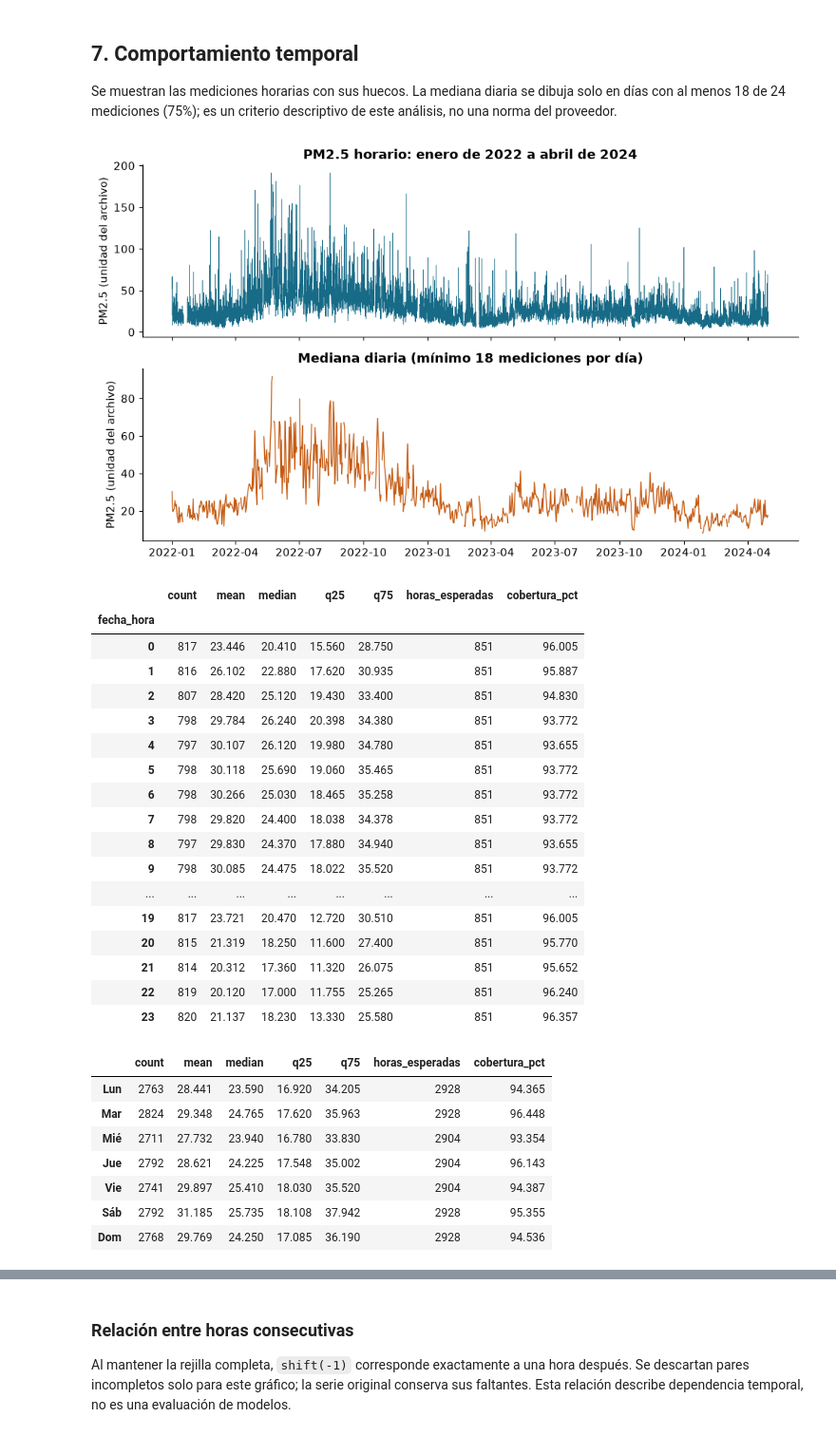
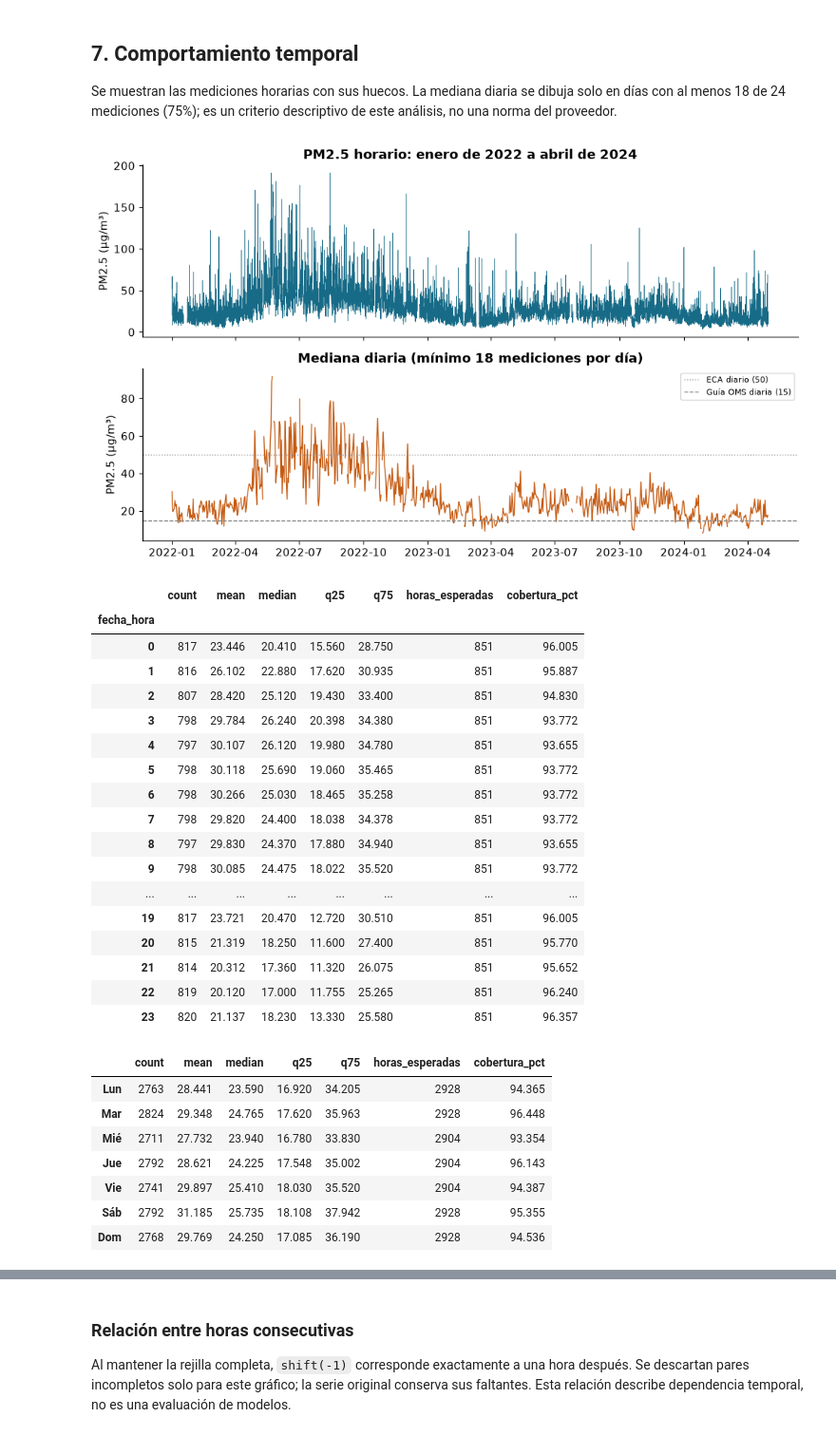
Before and after one commit to AIexander-lx/prediccion-pm25-santa-anita-, a Jupyter notebook: notebooks/01_eda.ipynb, the cells around one changed output, grey strips where cells are left out. Shown at 95% size. Cells and saved outputs as stored; diff of their text form; code cells hidden in the pictures.

```diff
--- a/notebooks/01_eda.ipynb
+++ b/notebooks/01_eda.ipynb
@@ -23,6 +35,9 @@ import matplotlib
 import matplotlib.pyplot as plt
 import matplotlib.dates as mdates
 from IPython.display import display, Markdown
+
+SEMILLA = 42
+np.random.seed(SEMILLA)
 
 ROOT = Path.cwd().resolve()
 if not (ROOT / 'data/raw/santa_anita_2015_2024.csv').exists():
@@ -38,13 +53,18 @@ plt.rcParams.update({'figure.figsize': (8, 4), 'font.size': 11,
                      'axes.spines.top': False, 'axes.spines.right': False,
                      'axes.titleweight': 'bold', 'savefig.facecolor': 'white'})
 COLOR = '#176B87'
-UNIDAD = 'PM2.5 (unidad del archivo)'
+ACENTO = '#C55A11'
+UNIDAD = 'PM2.5 (µg/m³)'
+ECA_DIARIO = 50    # D.S. 003-2017-MINAM, promedio de 24 h
+OMS_DIARIO = 15    # OMS 2021, promedio de 24 h
+
 def guardar(fig, nombre):
     fig.tight_layout()
     fig.savefig(FIG / f'{nombre}.png', dpi=300, bbox_inches='tight')
     fig.savefig(FIG / f'{nombre}.pdf', bbox_inches='tight')
     plt.show()
     plt.close(fig)
+
 def tabla(df, nombre):
     df.to_csv(OUT / f'{nombre}.csv', encoding='utf-8', index=True)
     vista = df.copy()
@@ -58,6 +78,7 @@ display(raw.head())
 raw.info()
 print('Versiones:', platform.python_version(), 'pandas', pd.__version__,
       'numpy', np.__version__, 'matplotlib', matplotlib.__version__)
+print('Semilla global:', SEMILLA)
 # %% [output]
 Archivo de Santa Anita: 82,542 filas y 15 columnas.
 |  | ID | ESTACION | FECHA | HORA | LONGITUD | LATITUD | ALTITUD | PM10 | PM2_5 | NO2 | ... |
@@ -392,0 +608,23 @@ La regla IQR señala **1,126 mediciones** (**5.81%** de las disponibles). Se con
+# %%
+COBERTURA_DIA = 18
+diario_full = s.resample('D').agg(['count', 'mean', 'median'])
+diario_valido = diario_full[diario_full['count'] >= COBERTURA_DIA]
+supera_eca = diario_valido['mean'] > ECA_DIARIO
+supera_oms = diario_valido['mean'] > OMS_DIARIO
+umbrales = pd.DataFrame({'valor': {
+    'Días con cobertura suficiente': len(diario_valido),
+    'Días sobre el ECA peruano (50 µg/m³)': int(supera_eca.sum()),
+    'Porcentaje sobre el ECA': 100*supera_eca.mean(),
+    'Días sobre la guía OMS (15 µg/m³)': int(supera_oms.sum()),
+    'Porcentaje sobre la guía OMS': 100*supera_oms.mean(),
+    'Media diaria máxima': float(diario_valido['mean'].max())}})
+tabla(umbrales, 'superacion_umbrales_diarios')
+display(Markdown(
+    f'De los **{len(diario_valido):,} días** con cobertura suficiente, **{int(supera_oms.sum()):,}** '
+    f'(**{100*supera_oms.mean():.0f}%**) superan la guía diaria de la OMS y **{int(supera_eca.sum())}** '
+    f'(**{100*supera_eca.mean():.1f}%**) superan el ECA peruano, más laxo. '
+    'La distancia entre ambas cifras refleja sobre todo la diferencia entre los dos umbrales. '
+    'Esto sitúa el problema: no se trata de un contaminante ocasionalmente elevado, sino de una exposición '
+    'que supera la recomendación internacional la mayor parte de los días, lo que da sentido a disponer de '
+    'un pronóstico a corto plazo. Los días sin cobertura suficiente quedan fuera del cálculo y no se '
+    'reemplazan por ningún valor.'))
@@ -394,45 +641,48 @@ La regla IQR señala **1,126 mediciones** (**5.81%** de las disponibles). Se con
 ## 7. Comportamiento temporal
 Se muestran las mediciones horarias con sus huecos. La mediana diaria se dibuja solo en días con al menos 18 de 24 mediciones (75%); es un criterio descriptivo de este análisis, no una norma del proveedor.
 # %%
-diario = s.resample('D').agg(['count','median'])
-diario['mediana_con_cobertura'] = diario['median'].where(diario['count'] >= 18)
+diario = diario_full.copy()
+diario['mediana_con_cobertura'] = diario['median'].where(diario['count'] >= COBERTURA_DIA)
 fig, axes = plt.subplots(2, 1, figsize=(10, 6), sharex=True)
 axes[0].plot(s.index, s, linewidth=.45, color=COLOR)
 axes[0].set(ylabel=UNIDAD, title='PM2.5 horario: enero de 2022 a abril de 2024')
-axes[1].plot(diario.index, diario.mediana_con_cobertura, linewidth=1, color='#C55A11')
+axes[1].plot(diario.index, diario.mediana_con_cobertura, linewidth=1, color=ACENTO)
+axes[1].axhline(ECA_DIARIO, color='#888888', linestyle=':', linewidth=1, label=f'ECA diario ({ECA_DIARIO})')
+axes[1].axhline(OMS_DIARIO, color='#888888', linestyle='--', linewidth=1, label=f'Guía OMS diaria ({OMS_DIARIO})')
 axes[1].set(ylabel=UNIDAD, title='Mediana diaria (mínimo 18 mediciones por día)')
+axes[1].legend(fontsize=8, loc='upper right')
 axes[1].xaxis.set_major_locator(mdates.MonthLocator(interval=3))
 axes[1].xaxis.set_major_formatter(mdates.DateFormatter('%Y-%m'))
 guardar(fig, '04_serie_temporal')
 
 hora = s.groupby(s.index.hour).agg(['count','mean','median'])
 hora['q25'] = s.groupby(s.index.hour).quantile(.25)
 hora['q75'] = s.groupby(s.index.hour).quantile(.75)
 hora['horas_esperadas'] = s.groupby(s.index.hour).size()
 hora['cobertura_pct'] = 100*hora['count']/hora.horas_esperadas
 tabla(hora, 'patron_horario')
 semana = s.groupby(s.index.dayofweek).agg(['count','mean','median'])
 semana['q25'] = s.groupby(s.index.dayofweek).quantile(.25)
 semana['q75'] = s.groupby(s.index.dayofweek).quantile(.75)
 semana['horas_esperadas'] = s.groupby(s.index.dayofweek).size()
 semana['cobertura_pct'] = 100*semana['count']/semana.horas_esperadas
 semana.index = ['Lun','Mar','Mié','Jue','Vie','Sáb','Dom']
 tabla(semana, 'patron_semanal')
 fig, axes = plt.subplots(1,2,figsize=(10,4))
 for ax, t, x, titulo in [(axes[0],hora,np.arange(24),'Por hora del día'),
                          (axes[1],semana,np.arange(7),'Por día de la semana')]:
     ax.fill_between(x,t.q25.to_numpy(),t.q75.to_numpy(),color='#B9DDE8',label='Percentiles 25–75')
     ax.plot(x,t['median'],color=COLOR,marker='o',markersize=3,label='Mediana')
     ax.set(title=titulo,ylabel=UNIDAD)
 axes[0].set_xticks(np.arange(0,24,3)); axes[0].set_xlabel('Hora registrada')
 axes[1].set_xticks(np.arange(7),semana.index);axes[1].legend(fontsize=9)
 guardar(fig, '05_patrones_calendario')
 display(Markdown(f'La mayor mediana horaria aparece a las **{hora["median"].idxmax():02d}:00** '
                  f'y la menor a las **{hora["median"].idxmin():02d}:00**. '
                  'Las bandas muestran dispersión de las mediciones, no intervalos de confianza. '
                  'Estas diferencias son descriptivas: no establecen causalidad ni demuestran una mejora predictiva.'))
 # %% [output]
-[figure, old version]
+[figure, new version]
 |  | count | mean | median | q25 | q75 | horas_esperadas | cobertura_pct |
 | fecha_hora |  |  |  |  |  |  |  |
 | 0 | 817 | 23.446 | 20.410 | 15.560 | 28.750 | 851 | 96.005 |
```
Also changed, not shown: parts of 33 cells of this notebook, 46 other files.
